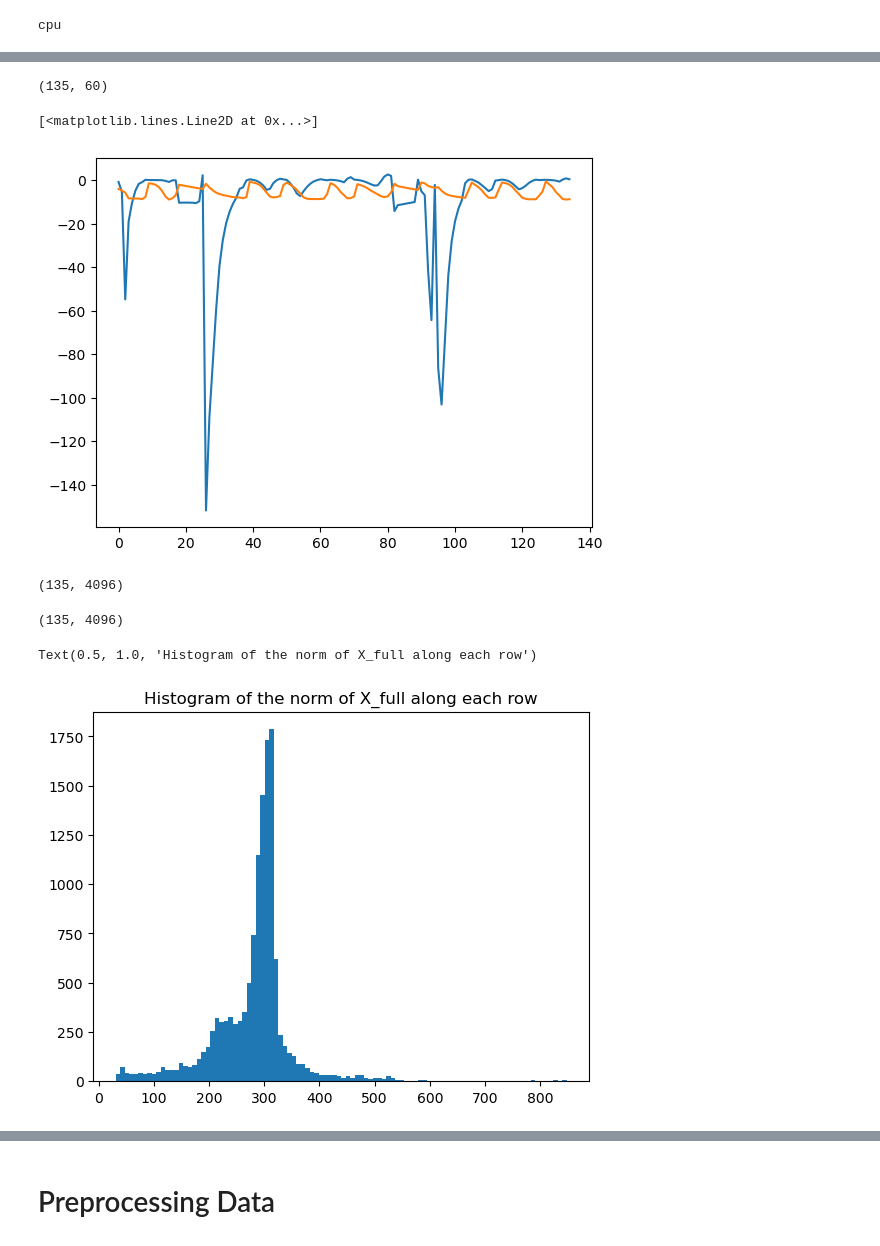
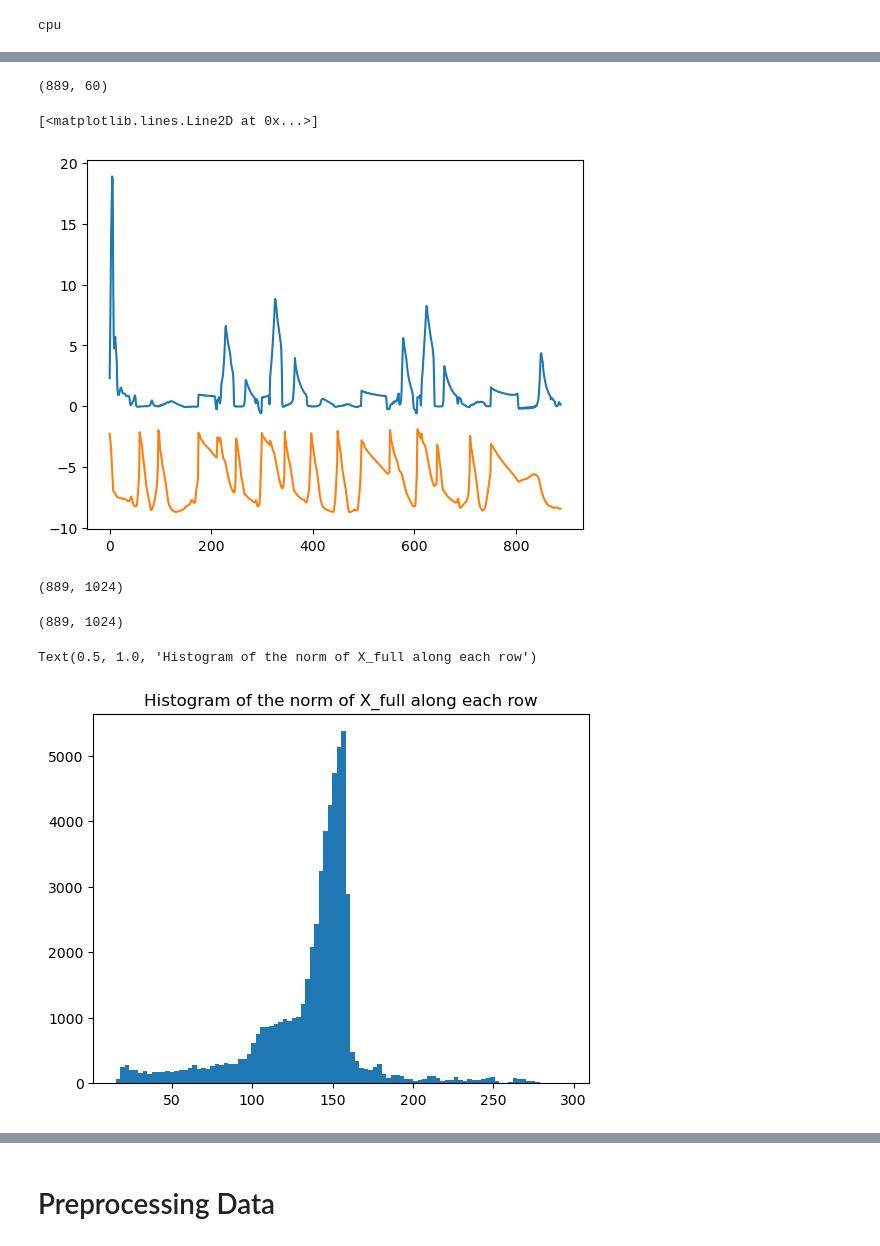
Before and after one commit to hojjatks/ROM_EnKF_earthquakecycle, a Jupyter notebook: Codes/earthquake/MLmodel_g1.ipynb, the cells around one changed output, grey strips where cells are left out. Cells and saved outputs as stored; diff of their text form; code cells hidden in the pictures.

```diff
--- a/Codes/earthquake/MLmodel_g1.ipynb
+++ b/Codes/earthquake/MLmodel_g1.ipynb
@@ -71,7 +71,7 @@ X_full=np.empty((1,N_m_load*2))
 Y_full=np.empty((1,N_m_load*2))
 
 
-for number in range(1000):
+for number in range(1,100):
     data_dir='/central/groups/astuart/hkaveh/Data/LearnROM/transfer/SampleSimulation_Tf_2D'+str(T_final_run)+"Nt="+str(cte_eq.Ntout)+"N_m"+str(N_m_load)+"coeff"+str(coeff)+"number"+str(number)+".npz"
     data_smaple=np.load(data_dir)
 
@@ -196,26 +208,26 @@ log10_v=(U_v[:,:30]@X_onesimulation[i,:30])+q_bar_v.reshape(4096,)
 # %%
 X_onesimulation.shape
 # %% [output]
-(135, 60)
+(889, 60)
 # %%
 plt.plot(Y_onesimulation[:,0])
 # find v from alpha
-log_v=np.zeros((X_onesimulation.shape[0],4096))
+log_v=np.zeros((X_onesimulation.shape[0],1024))
 for i in range(X_onesimulation.shape[0]):
-    log_v[i,:]=U_v[:,:30]@X_onesimulation[i,:30]+q_bar_v.reshape(4096,)
+    log_v[i,:]=U_v[:,:30]@X_onesimulation[i,:30]+q_bar_v.reshape(1024,)
 max_log_v=np.max(log_v,axis=1)
 plt.plot(max_log_v)
 # %% [output]
 [<matplotlib.lines.Line2D at 0x...>]
-[figure, old version]
+[figure, new version]
 # %%
 log_v.shape
 # %% [output]
-(135, 4096)
+(889, 1024)
 # %%
 log_v.shape
 # %% [output]
-(135, 4096)
+(889, 1024)
 # %%
 # Plot the histogram of the  norm of X_full along each row
 norm_X_full=np.linalg.norm(X_full,axis=1)
@@ -223,7 +235,7 @@ plt.hist(norm_X_full,bins=100)
 plt.title("Histogram of the norm of X_full along each row")
 # %% [output]
 Text(0.5, 1.0, 'Histogram of the norm of X_full along each row')
-[figure, old version]
+[figure, new version]
 # %%
 # # Plot the histogram of the  norm of X_full along each row
 # norm_X_full=np.linalg.norm(Input_X,axis=1)
```
Also changed, not shown: parts of 22 cells of this notebook, 6 other files.
